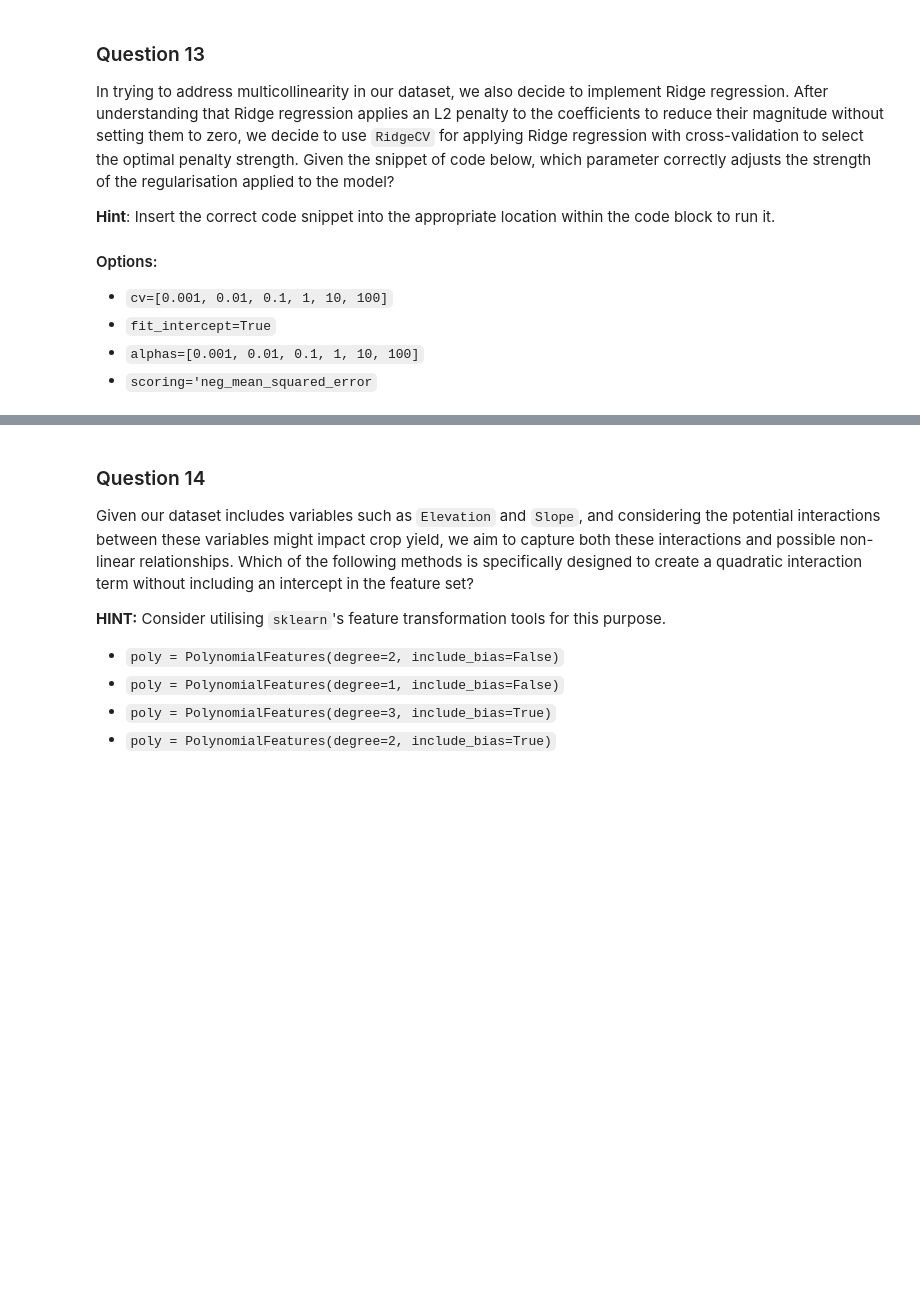
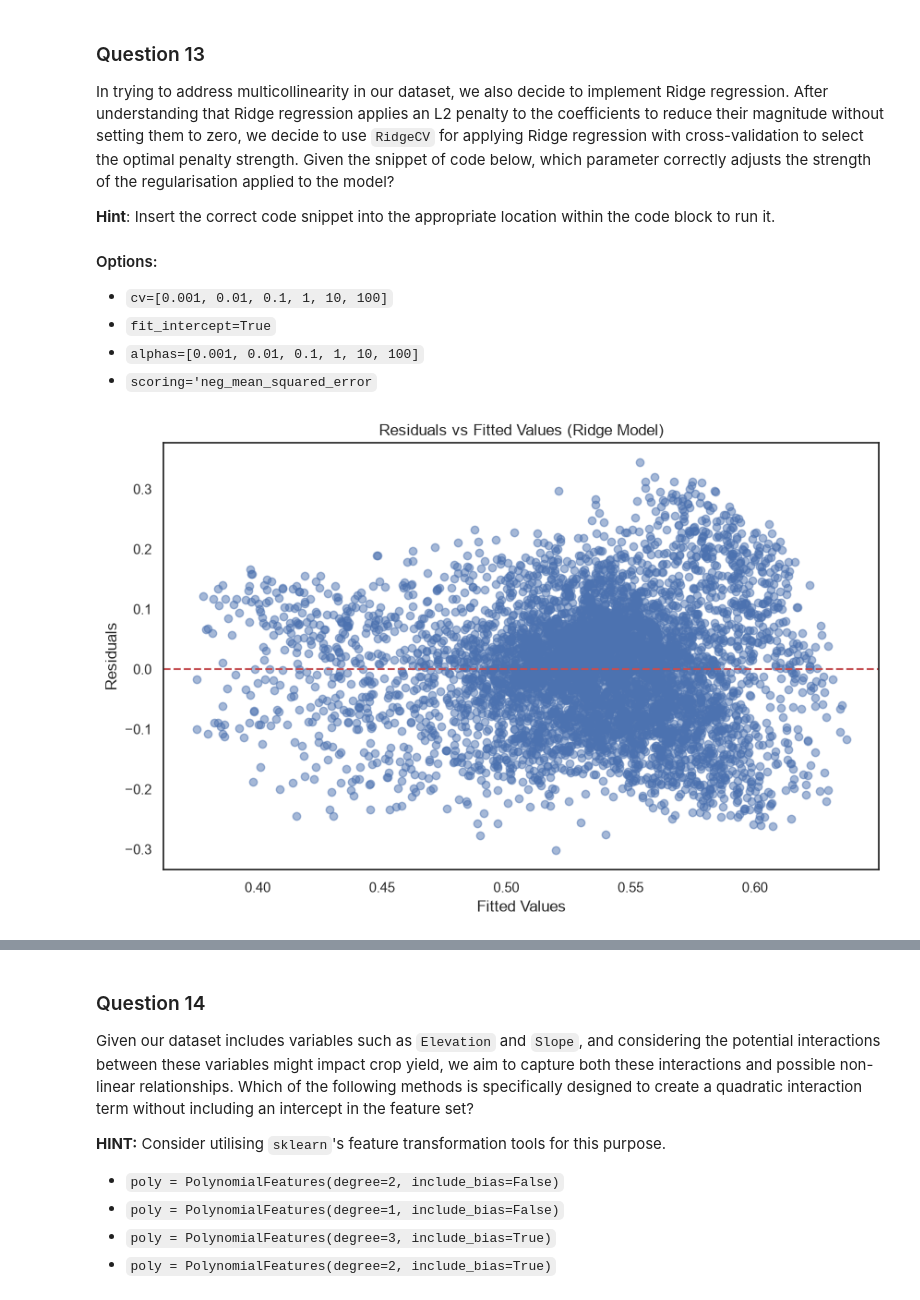
Before and after one commit to ndegwaanth/alX-datascience, a Jupyter notebook: machine_learning/notebooks/week5/Linear_regression_MCQ_student_version.ipynb, the cells around one changed output, grey strips where cells are left out. Saved outputs shown, nothing was run; the diff lists cells and outputs as text; code cells hidden in the pictures; blank space fills up the shorter version.

```diff
--- a/machine_learning/notebooks/week5/Linear_regression_MCQ_student_version.ipynb
+++ b/machine_learning/notebooks/week5/Linear_regression_MCQ_student_version.ipynb
@@ -1017,7 +1136,21 @@ In trying to address multicollinearity in our dataset, we also decide to impleme
 from sklearn.linear_model import RidgeCV
 
 # Insert selected option here
-
+alphas=[0.001, 0.01, 0.1, 1, 10, 100]
 
 # Apply Ridge regression with cross-validation
-ridge = RidgeCV(alphas=alphas, cv=5).fit(scaled_features, dataset['Standard_yield'])
+ridge = RidgeCV(alphas=alphas, cv=5).fit(scaled_features, y_feature)
+# %%
+ridge_pred = ridge.predict(scaled_features)
+ridge_residuals = y_feature - ridge_pred
+
+# Scatter plot of residuals vs fitted values
+plt.figure(figsize=(10, 6))
+plt.scatter(ridge_pred, ridge_residuals, alpha=0.5)
+plt.axhline(y=0, color='r', linestyle='--')
+plt.title('Residuals vs Fitted Values (Ridge Model)')
+plt.xlabel('Fitted Values')
+plt.ylabel('Residuals')
+plt.show()
+# %% [output]
+[figure, added]
```
Also changed, not shown: parts of 75 cells of this notebook.
